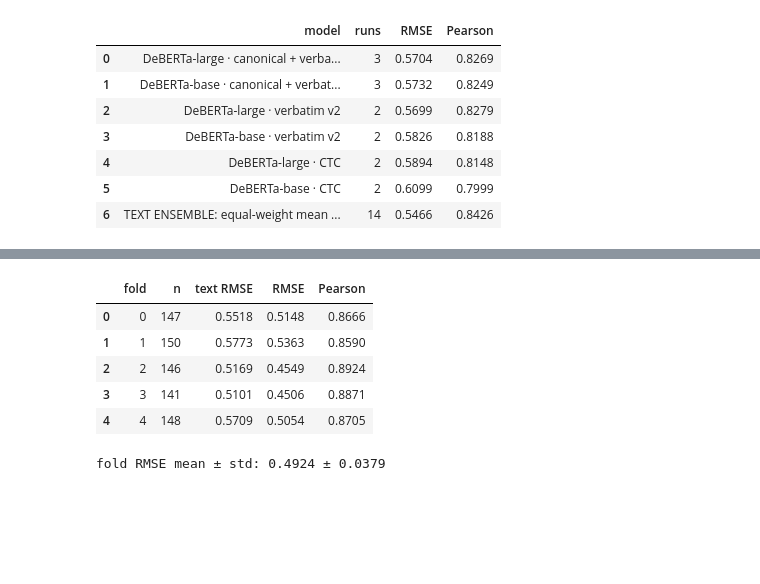
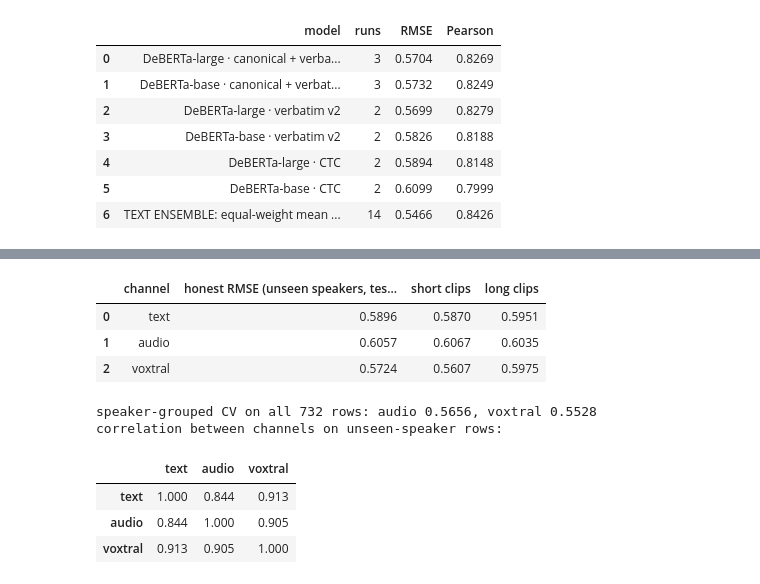
Before and after one commit to lijoraju/grammar-scoring, a Jupyter notebook: notebooks/03_final_submission.ipynb, the cells around one changed output, grey strips where cells are left out. Cells and saved outputs as stored; diff of their text form; code cells hidden in the pictures; blank space fills up the shorter version.

```diff
--- a/notebooks/03_final_submission.ipynb
+++ b/notebooks/03_final_submission.ipynb
@@ -444,24 +467,46 @@ nothing about generalization).
 # %%
-per_fold = pd.DataFrame(
+audio_oof, audio_test = ridge_channel(
+    data, AUDIO_FEATURES, rows, test_rows, y, groups, AUDIO_ALPHA
+)
+voxtral_oof, voxtral_test = ridge_channel(
+    data, (VOXTRAL_FEATURE,), rows, test_rows, y, groups, VOXTRAL_ALPHA
+)
+channels = np.column_stack([text_oof, audio_oof, voxtral_oof])
+test_channels = np.column_stack([text_test, audio_test, voxtral_test])
+
+table = pd.DataFrame(
     [
         {
-            "fold": k,
-            "n": int((folds == k).sum()),
-            "text RMSE": regression_metrics(y[folds == k], text_oof[folds == k])[
-                "rmse"
-            ],
-            **regression_metrics(y[folds == k], final_oof[folds == k]),
+            "channel": name,
+            "honest RMSE (unseen speakers, test mix)": weighted_rmse(
+                y[unseen], channels[unseen, i], weights[unseen]
+            ),
+            "short clips": rmse(channels[:, i], unseen & short),
+            "long clips": rmse(channels[:, i], unseen & ~short),
         }
-        for k in sorted(np.unique(folds))
+        for i, name in enumerate(CHANNELS)
     ]
-).rename(columns={"rmse": "RMSE", "pearson_correlation": "Pearson"})
-display(per_fold.round(4))
-print(f"fold RMSE mean ± std: {per_fold.RMSE.mean():.4f} ± {per_fold.RMSE.std():.4f}")
+)
+display(table.round(4))
+print(
+    "speaker-grouped CV on all 732 rows: "
+    f"audio {regression_metrics(y, audio_oof)['rmse']:.4f}, "
+    f"voxtral {regression_metrics(y, voxtral_oof)['rmse']:.4f}"
+)
+print("correlation between channels on unseen-speaker rows:")
+display(
+    pd.DataFrame(
+        np.corrcoef(channels[unseen].T), index=CHANNELS, columns=CHANNELS
+    ).round(3)
+)
 # %% [output]
-|  | fold | n | text RMSE | RMSE | Pearson |
-| 0 | 0 | 147 | 0.5518 | 0.5148 | 0.8666 |
-| 1 | 1 | 150 | 0.5773 | 0.5363 | 0.8590 |
-| 2 | 2 | 146 | 0.5169 | 0.4549 | 0.8924 |
-| 3 | 3 | 141 | 0.5101 | 0.4506 | 0.8871 |
-| 4 | 4 | 148 | 0.5709 | 0.5054 | 0.8705 |
+|  | channel | honest RMSE (unseen speakers, tes... | short clips | long clips |
+| 0 | text | 0.5896 | 0.5870 | 0.5951 |
+| 1 | audio | 0.6057 | 0.6067 | 0.6035 |
+| 2 | voxtral | 0.5724 | 0.5607 | 0.5975 |
-fold RMSE mean ± std: 0.4924 ± 0.0379
+speaker-grouped CV on all 732 rows: audio 0.5656, voxtral 0.5528
+correlation between channels on unseen-speaker rows:
+|  | text | audio | voxtral |
+| text | 1.000 | 0.844 | 0.913 |
+| audio | 0.844 | 1.000 | 0.905 |
+| voxtral | 0.913 | 0.905 | 1.000 |
```
Also changed, not shown: parts of 20 cells of this notebook, 4 other files.
